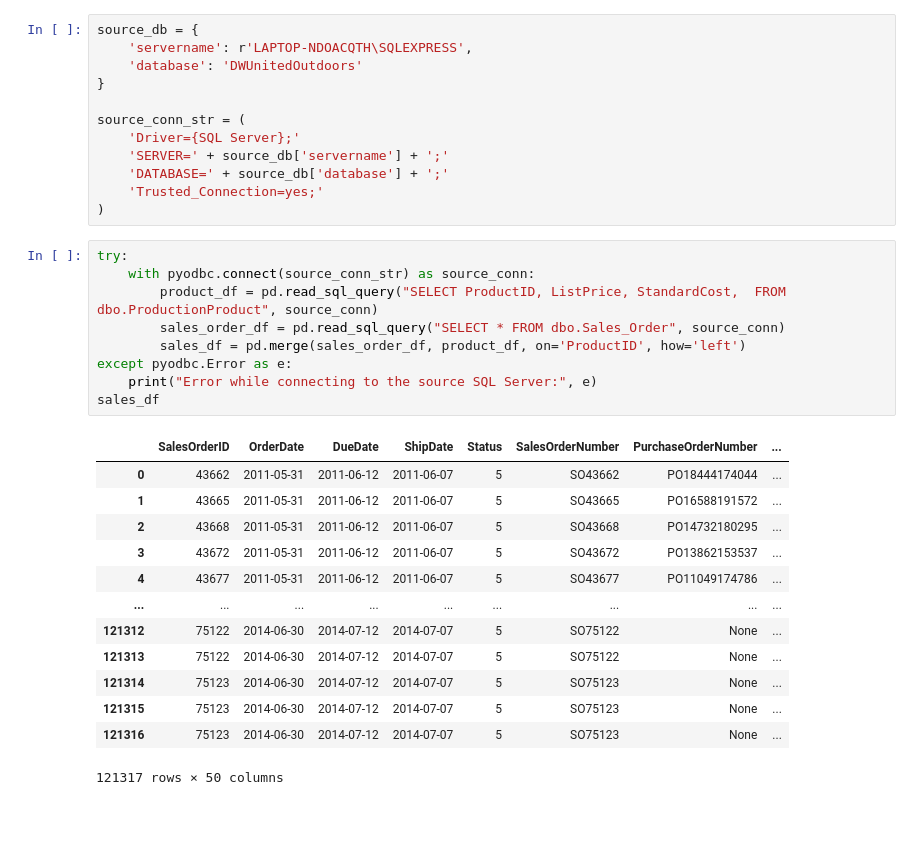
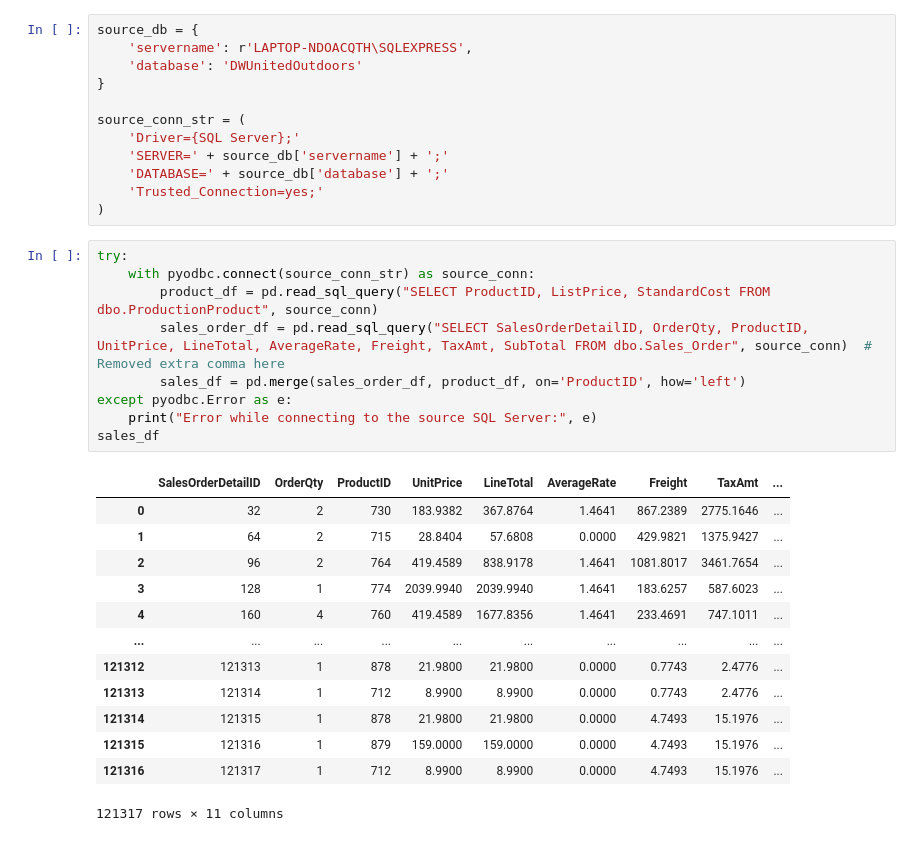
Before and after one commit to markieboy223/UnitedOutdoors, a Jupyter notebook: RegressieModel.ipynb, the cells around one changed output. Drawn from its saved outputs; the diff is of its cells as text.

```diff
--- a/RegressieModel.ipynb
+++ b/RegressieModel.ipynb
@@ -22,23 +24,23 @@ source_conn_str = (
 # %%
 try:
     with pyodbc.connect(source_conn_str) as source_conn:
-        product_df = pd.read_sql_query("SELECT ProductID, ListPrice, StandardCost,  FROM dbo.ProductionProduct", source_conn)
-        sales_order_df = pd.read_sql_query("SELECT * FROM dbo.Sales_Order", source_conn)
+        product_df = pd.read_sql_query("SELECT ProductID, ListPrice, StandardCost FROM dbo.ProductionProduct", source_conn)
+        sales_order_df = pd.read_sql_query("SELECT SalesOrderDetailID, OrderQty, ProductID, UnitPrice, LineTotal, AverageRate, Freight, TaxAmt, SubTotal FROM dbo.Sales_Order", source_conn)  # Removed extra comma here
         sales_df = pd.merge(sales_order_df, product_df, on='ProductID', how='left')
 except pyodbc.Error as e:
     print("Error while connecting to the source SQL Server:", e)
 sales_df
 # %% [output]
-|  | SalesOrderID | OrderDate | DueDate | ShipDate | Status | SalesOrderNumber | PurchaseOrderNumber | ... |
-| 0 | 43662 | 2011-05-31 | 2011-06-12 | 2011-06-07 | 5 | SO43662 | PO18444174044 | ... |
-| 1 | 43665 | 2011-05-31 | 2011-06-12 | 2011-06-07 | 5 | SO43665 | PO16588191572 | ... |
-| 2 | 43668 | 2011-05-31 | 2011-06-12 | 2011-06-07 | 5 | SO43668 | PO14732180295 | ... |
-| 3 | 43672 | 2011-05-31 | 2011-06-12 | 2011-06-07 | 5 | SO43672 | PO13862153537 | ... |
-| 4 | 43677 | 2011-05-31 | 2011-06-12 | 2011-06-07 | 5 | SO43677 | PO11049174786 | ... |
-| ... | ... | ... | ... | ... | ... | ... | ... | ... |
-| 121312 | 75122 | 2014-06-30 | 2014-07-12 | 2014-07-07 | 5 | SO75122 | None | ... |
-| 121313 | 75122 | 2014-06-30 | 2014-07-12 | 2014-07-07 | 5 | SO75122 | None | ... |
-| 121314 | 75123 | 2014-06-30 | 2014-07-12 | 2014-07-07 | 5 | SO75123 | None | ... |
-| 121315 | 75123 | 2014-06-30 | 2014-07-12 | 2014-07-07 | 5 | SO75123 | None | ... |
-| 121316 | 75123 | 2014-06-30 | 2014-07-12 | 2014-07-07 | 5 | SO75123 | None | ... |
+|  | SalesOrderDetailID | OrderQty | ProductID | UnitPrice | LineTotal | AverageRate | Freight | TaxAmt | ... |
+| 0 | 32 | 2 | 730 | 183.9382 | 367.8764 | 1.4641 | 867.2389 | 2775.1646 | ... |
+| 1 | 64 | 2 | 715 | 28.8404 | 57.6808 | 0.0000 | 429.9821 | 1375.9427 | ... |
+| 2 | 96 | 2 | 764 | 419.4589 | 838.9178 | 1.4641 | 1081.8017 | 3461.7654 | ... |
+| 3 | 128 | 1 | 774 | 2039.9940 | 2039.9940 | 1.4641 | 183.6257 | 587.6023 | ... |
+| 4 | 160 | 4 | 760 | 419.4589 | 1677.8356 | 1.4641 | 233.4691 | 747.1011 | ... |
+| ... | ... | ... | ... | ... | ... | ... | ... | ... | ... |
+| 121312 | 121313 | 1 | 878 | 21.9800 | 21.9800 | 0.0000 | 0.7743 | 2.4776 | ... |
+| 121313 | 121314 | 1 | 712 | 8.9900 | 8.9900 | 0.0000 | 0.7743 | 2.4776 | ... |
+| 121314 | 121315 | 1 | 878 | 21.9800 | 21.9800 | 0.0000 | 4.7493 | 15.1976 | ... |
+| 121315 | 121316 | 1 | 879 | 159.0000 | 159.0000 | 0.0000 | 4.7493 | 15.1976 | ... |
+| 121316 | 121317 | 1 | 712 | 8.9900 | 8.9900 | 0.0000 | 4.7493 | 15.1976 | ... |
-121317 rows × 50 columns
+121317 rows × 11 columns
```
Also changed, not shown: parts of 20 cells of this notebook.
